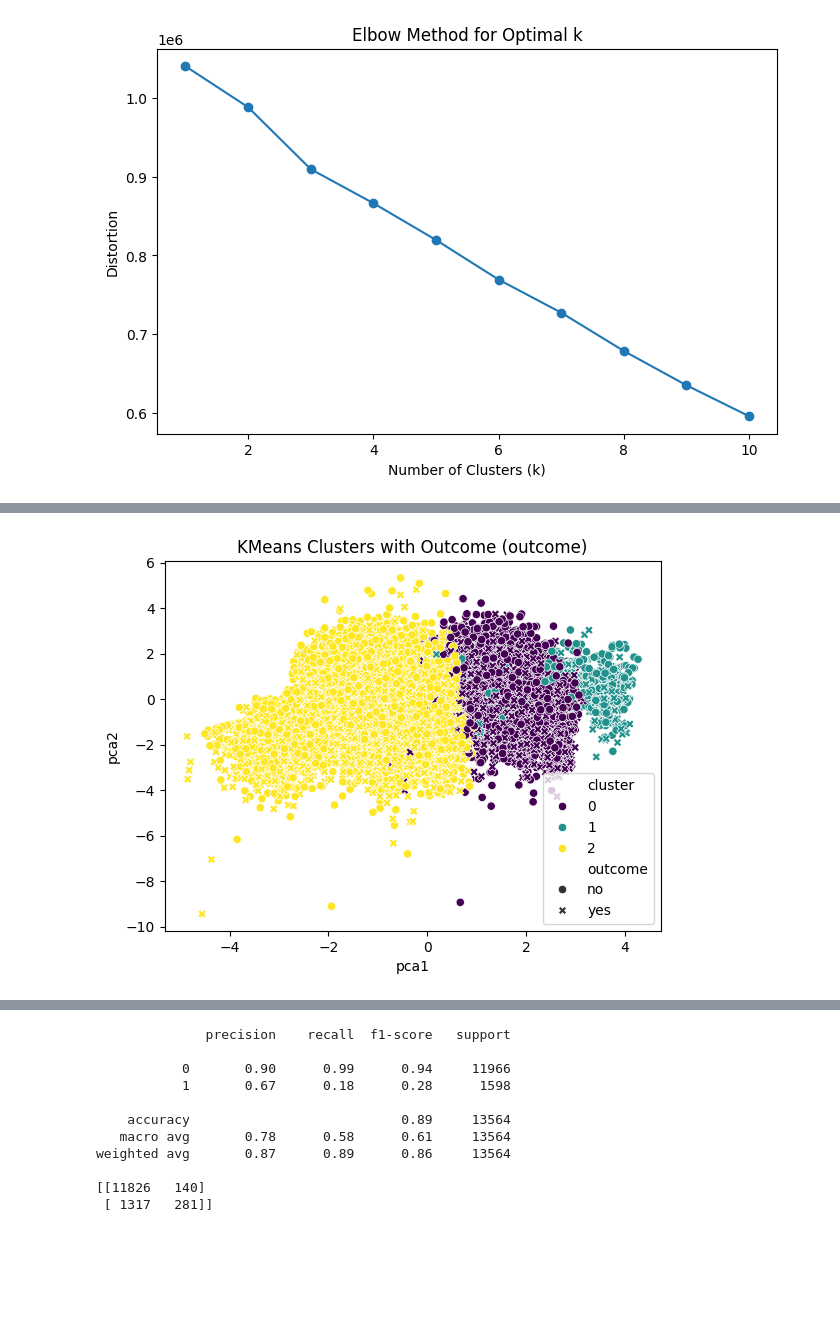
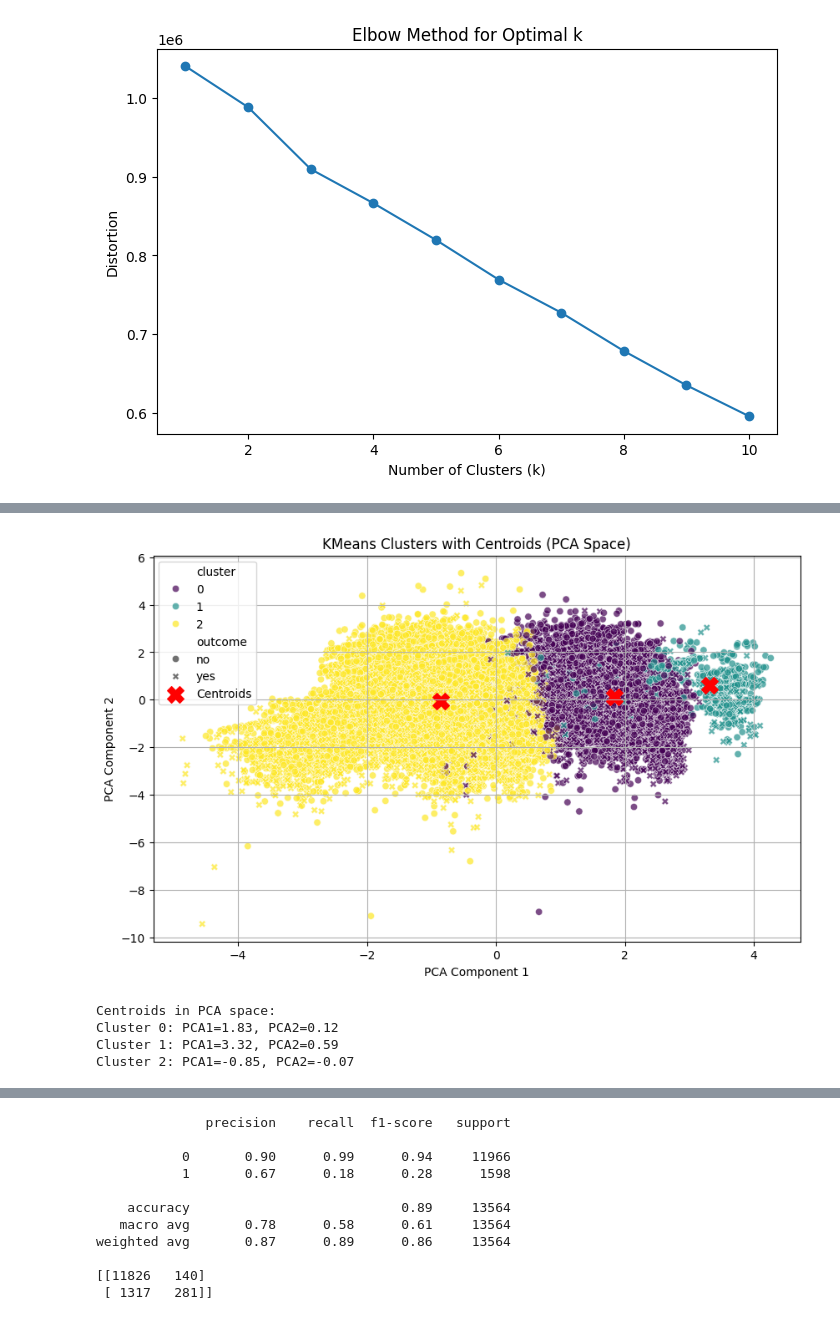
Before and after one commit to ManonoLinda/Customer-Segmentation-and-Marketing-Campaign-Optimisation, a Jupyter notebook: Project1.ipynb, the cells around one changed output, grey strips where cells are left out. Cells and saved outputs as stored; diff of their text form; code cells hidden in the pictures; blank space fills up the shorter version.

```diff
--- a/Project1.ipynb
+++ b/Project1.ipynb
@@ -121,0 +131,18 @@ For example, when doing 'df[col].method(value, inplace=True)', try using 'df.met
+# %%
+# Define a function to group ages
+def age_grouping(age):
+    lower_bound = (age // 10) * 10
+    upper_bound = lower_bound + 9
+    return f"{lower_bound} - {upper_bound}"
+
+# Apply the function to create the age group column
+data['age group'] = data['age'].apply(age_grouping)
+
+# Display the resulting DataFrame
+data.head(10)
+
+# Make figsize
+plt.figure(figsize=(8,4))
+
+# Bar plot by country
+sns.countplot(y='age group', data=data)
@@ -328,21 +394,49 @@ plt.show()
 # %%
-# Fit KMeans with optimal number of clusters
-kmeans = KMeans(n_clusters=3, random_state=42)
-X_final['cluster'] = kmeans.fit_predict(scaled_features)
-
-# Reduce dimensions to 2D using PCA
+# Step 1: Reduce dimensions to 2D using PCA
 pca = PCA(n_components=2)
 X_pca = pca.fit_transform(scaled_features)
 
-# Add PCA components to X_final
-X_final['pca1'] = X_pca[:, 0]
-X_final['pca2'] = X_pca[:, 1]
+# Convert PCA results to a DataFrame
+X_pca_df = pd.DataFrame(X_pca, columns=['pca1', 'pca2'])
 
-X_final['outcome'] = X['outcome']
+# Step 2: Fit KMeans model
+kmeans = KMeans(n_clusters=3, random_state=42)
+clusters = kmeans.fit_predict(scaled_features)
 
-# Scatter plot of clusters
-sns.scatterplot(X_final, x='pca1', y='pca2', hue='cluster', palette='viridis', style='outcome')
-plt.title('KMeans Clusters with Outcome (outcome)')
+# Add cluster labels to the PCA DataFrame
+X_pca_df['cluster'] = clusters
+
+# Optional: Add original labels or outcomes for analysis
+X_pca_df['outcome'] = X['outcome']  # Replace 'outcome' with your target column if applicable
+
+# Step 3: Transform cluster centroids to PCA space
+centroids = kmeans.cluster_centers_  # Centroids in original space
+centroids_pca = pca.transform(centroids)  # Transform to PCA space
+
+# Step 4: Visualise clusters with centroids
+plt.figure(figsize=(10, 6))
+
+# Scatter plot of PCA components with cluster hue
+sns.scatterplot(data=X_pca_df, x='pca1', y='pca2', hue='cluster', palette='viridis', style='outcome', alpha=0.7)
+
+# Overlay cluster centroids
+plt.scatter(centroids_pca[:, 0], centroids_pca[:, 1], c='red', marker='X', s=200, label='Centroids')
+
+# Plot details
+plt.title('KMeans Clusters with Centroids (PCA Space)')
+plt.xlabel('PCA Component 1')
+plt.ylabel('PCA Component 2')
+plt.legend()
+plt.grid()
 plt.show()
+
+# Step 5: Analyse centroids
+print("Centroids in PCA space:")
+for i, (pca1, pca2) in enumerate(centroids_pca):
+    print(f"Cluster {i}: PCA1={pca1:.2f}, PCA2={pca2:.2f}")
 # %% [output]
-[figure, old version]
+[figure, new version]
+Centroids in PCA space:
+Cluster 0: PCA1=1.83, PCA2=0.12
+Cluster 1: PCA1=3.32, PCA2=0.59
+Cluster 2: PCA1=-0.85, PCA2=-0.07
```
Also changed, not shown: parts of 22 cells of this notebook.
